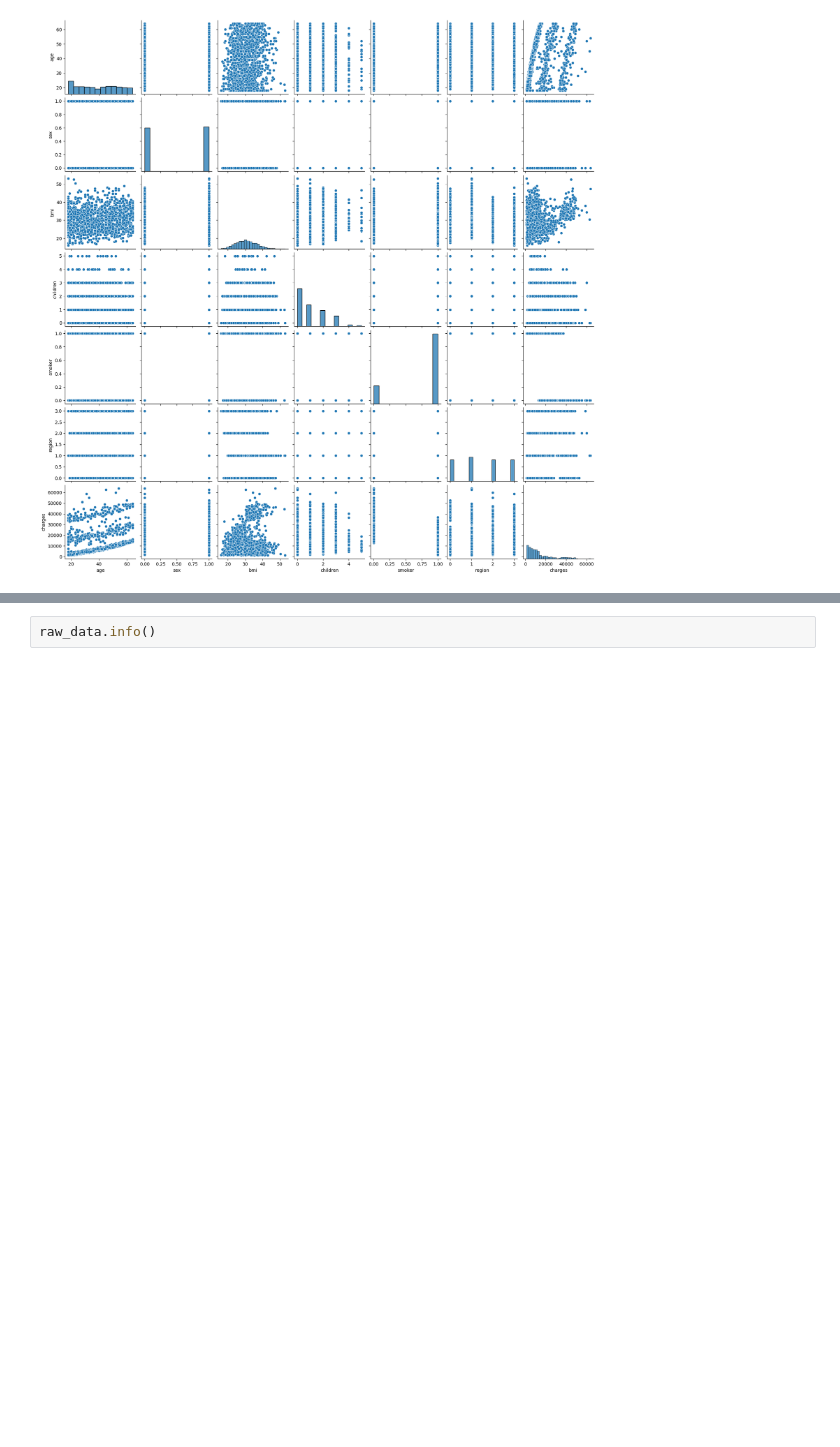
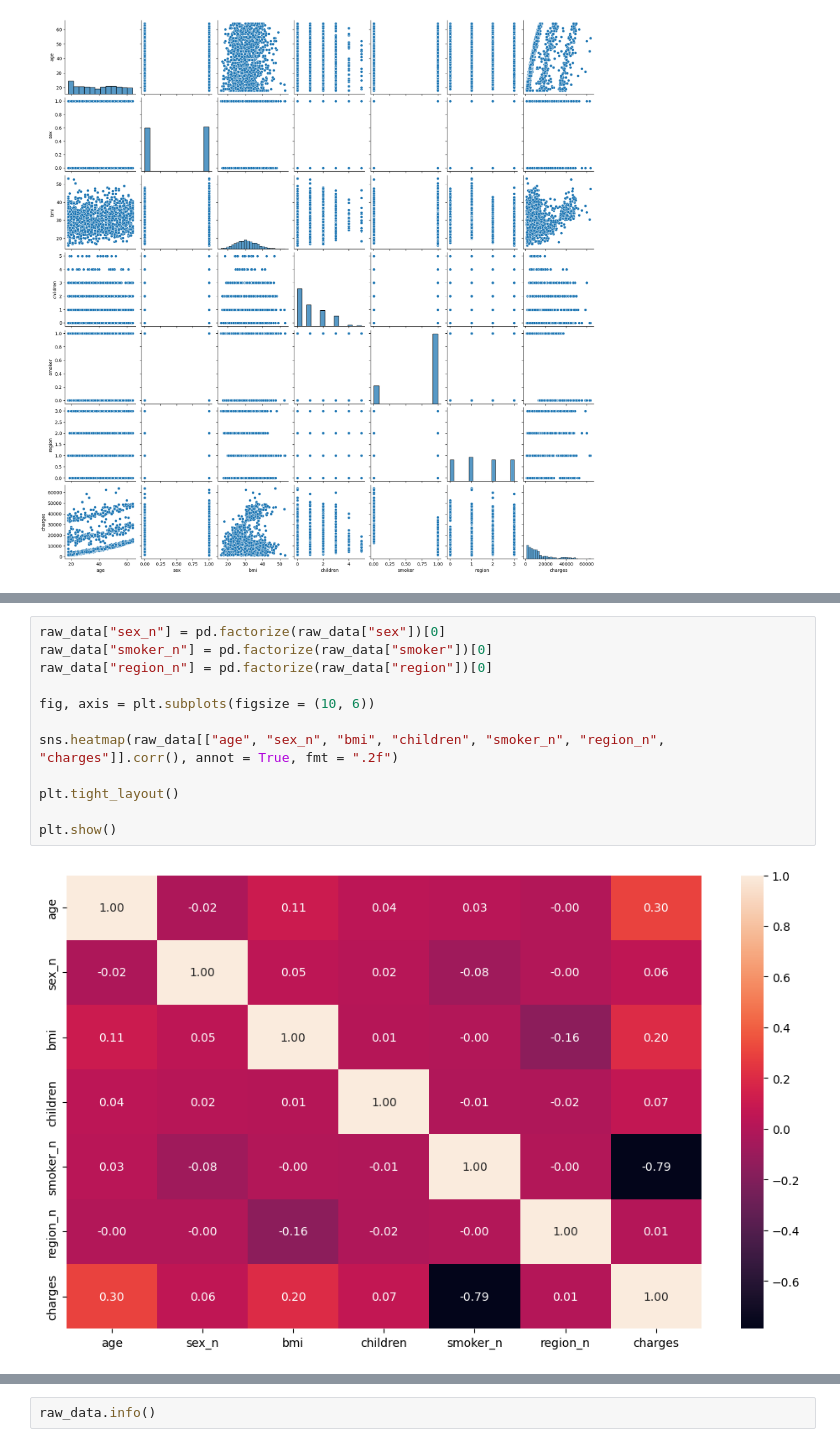
Before and after one commit to Antero-ops/Tutorial-de-Proyecto-de-Regresi-n-Lineal, a Jupyter notebook: src/explore.ipynb, the cells around one changed output, grey strips where cells are left out. Saved outputs shown, nothing was run; the diff lists cells and outputs as text; blank space fills up the shorter version.

```diff
--- a/src/explore.ipynb
+++ b/src/explore.ipynb
@@ -179,0 +195,14 @@ plt.show()
+# %%
+raw_data["sex_n"] = pd.factorize(raw_data["sex"])[0]
+raw_data["smoker_n"] = pd.factorize(raw_data["smoker"])[0]
+raw_data["region_n"] = pd.factorize(raw_data["region"])[0]
+
+fig, axis = plt.subplots(figsize = (10, 6))
+
+sns.heatmap(raw_data[["age", "sex_n", "bmi", "children", "smoker_n", "region_n", "charges"]].corr(), annot = True, fmt = ".2f")
+
+plt.tight_layout()
+
+plt.show()
+# %% [output]
+[figure, added]
```
Also changed, not shown: parts of 17 cells of this notebook, 6 other files.
